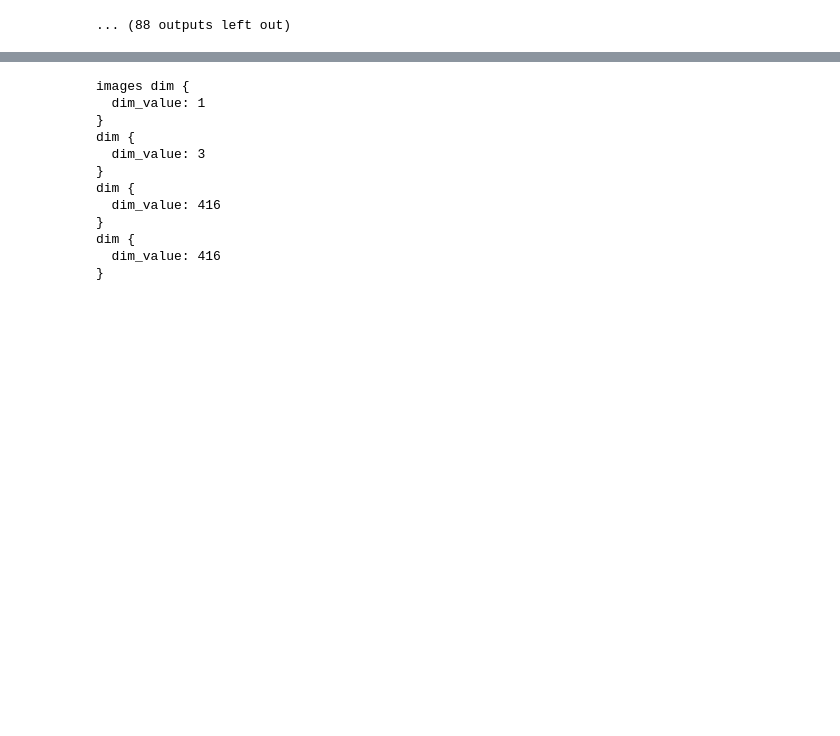
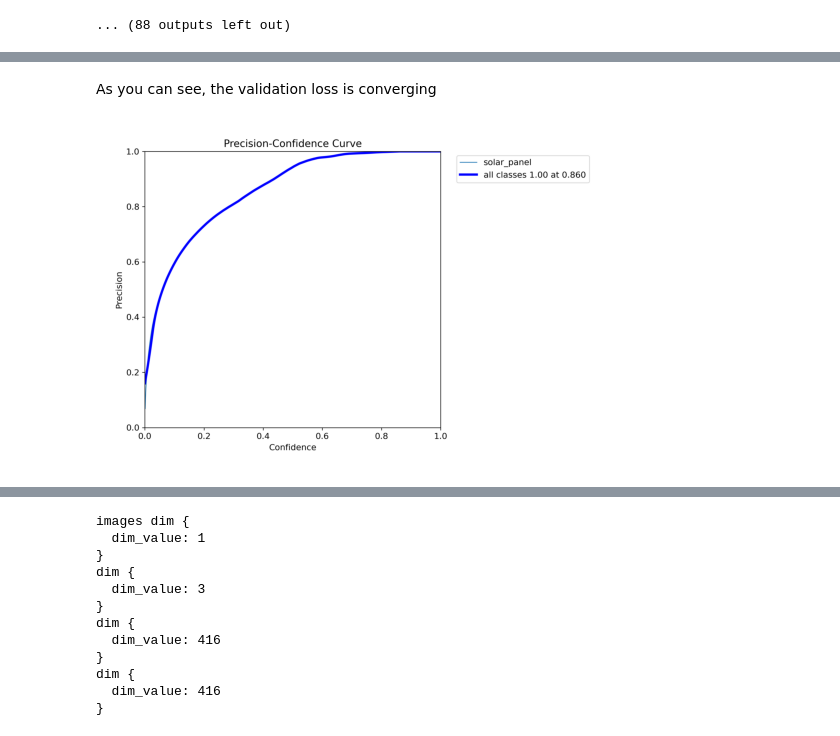
Before and after one commit to enfuego27826/srip-selection-task, a Jupyter notebook: srip_assignment.ipynb, the cells around one changed output, grey strips where cells are left out. Saved outputs shown, nothing was run; the diff lists cells and outputs as text; code cells hidden in the pictures; blank space fills up the shorter version.

```diff
--- a/srip_assignment.ipynb
+++ b/srip_assignment.ipynb
@@ -438,0 +451,13 @@ Starting training for 50 epochs...
+# %% [markdown]
+As you can see, the validation loss is converging
+# %%
+image_path = "/content/drive/MyDrive/solar_panel_detection/train3/P_curve.png"
+image = cv2.imread(image_path)
+
+image = cv2.cvtColor(image, cv2.COLOR_BGR2RGB)
+
+plt.imshow(image)
+plt.axis("off")
+plt.show()
+# %% [output]
+[figure, added]
```
Also changed, not shown: parts of 9 cells of this notebook.
